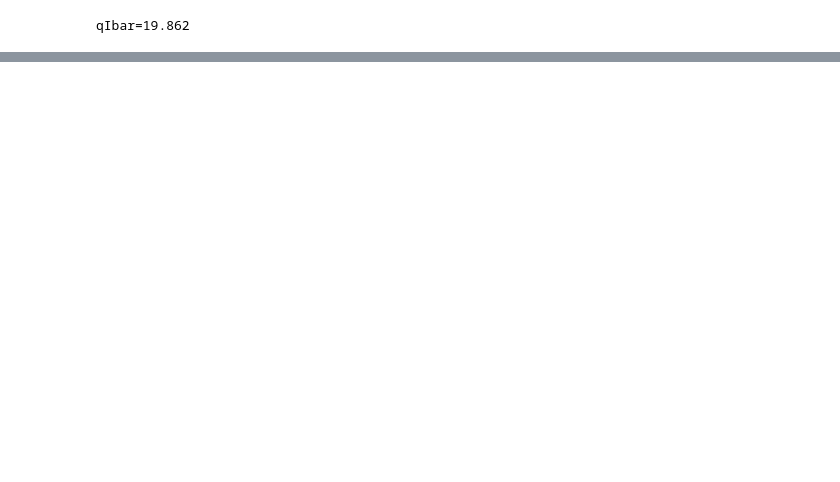
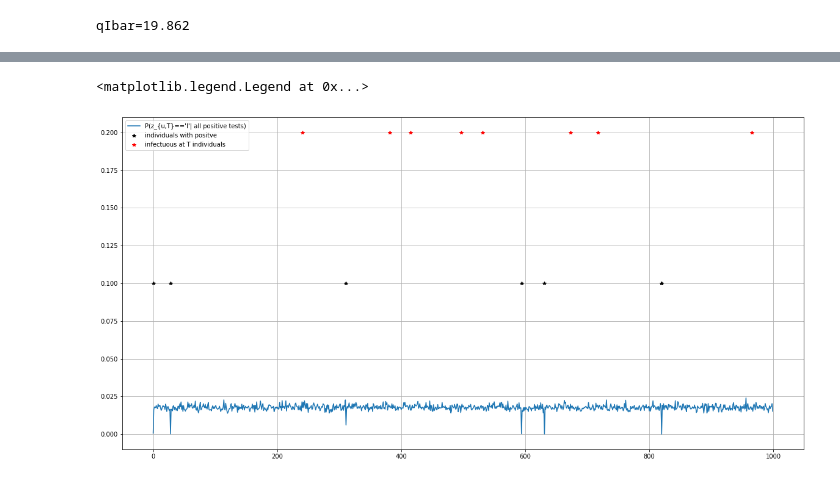
Before and after one commit to rvollgraf/CRISP, a Jupyter notebook: code/experiments/no_neg_tests/analysing test significance.ipynb, the cells around one changed output, grey strips where cells are left out. Saved outputs shown, nothing was run; the diff lists cells and outputs as text; code cells hidden in the pictures; blank space fills up the shorter version.

Commit message:
Experiment to analyze the effect of shallow (positive only) test coverage

```diff
--- a/code/experiments/no_neg_tests/analysing test significance.ipynb
+++ b/code/experiments/no_neg_tests/analysing test significance.ipynb
@@ -80,6 +102,9 @@ except:
     results = {}
 # %%
 for it in trange(N_runs):
+
+    if not update:
+        continue
 
     if it in results and results[it]['ok']:
         continue
@@ -120,7 +145,7 @@ for it in trange(N_runs):
 
     # filter
     # only the tests with positive outcome
-    tests_pos = [t for t in tests_all if t[2]==1]
+    tests_pos = np.array([t for t in tests_all if t[2]==1])
 
     # the number of positive test outcomes
     n_pt = len(tests_pos)
@@ -130,7 +155,7 @@ for it in trange(N_runs):
     r_pt = len(tests_pos) / len(tests_all)
     results[it]['r_pos_tests'] = r_pt
 
-    print(f'{it}: n_pt={n_pt}({100*r_pt:.3f}%) ', end='')
+    print(f'{it}: n_pt={n_pt}({100*r_pt:.3f}%) ')
 
     # do inference over all test outcomes, positive test outcomes, and no tests
     for tests, descr in [(tests_all,'all'),
@@ -139,23 +164,30 @@ for it in trange(N_runs):
 
         # build a CRISP model with the true contacts, the tests, and patirnt_zero=False (becaus we don't know of her)
         pis_inference = LBPPIS(S, T, contacts, tests, qE, qI, alpha, beta, p0, p1, False)
+        # pis_inference = GibbsPIS(S, T, contacts, tests, qE, qI, alpha, beta, p0, p1, False)
 
         # five sweeps of LBP, back and forth
-        pis_inference.propagate(5,'full')
+        pis_inference.propagate(10,'baum_welch')
 
         # compute the estimated marginal distribution, shape==(S,T,4)
-        p = pis_inference.get_marginals()
+        p = pis_inference.get_marginals(10)[:,-1]
         # ... and a slice for the I state at the last day
-        p_infectious = p[:,-1,2]
+        p_infectious = p[:,2]
 
-        # that's the likelihood of ground truth infection state Z
+        # that's the 2 state (I or !I) likelihood of ground truth infection state Z
         l = np.log(p_infectious*(Z[:,-1]==2)+(1-p_infectious)*(Z[:,-1]!=2))
 
+        l_split = np.array([np.log(p_infectious[Z[:,-1]==2]).sum(), np.log(1-p_infectious[Z[:,-1]!=2]).sum()])
+
         # save everything
+        results[it]['tests_'+descr] = tests
         results[it]['p_'+descr] = p
         results[it]['l_'+descr] = l
+        results[it]['l_split_'+descr] = l_split
 
-        print(f'l_{descr}={l.mean():.3f} ',end='')
+        n_I = sum(Z[:,-1]==2)
+        n_nI = sum(Z[:,-1]!=2)
+        print(f'l_{descr:8s}={l.mean():.3f} ({l_split[0]/S:.3f},{l_split[1]/S:.3f}) ({l_split[0]/n_I:.3f},{l_split[1]/n_nI:.3f}) ')
     print()
 
     # close the record ...
@@ -170 +218,16 @@ for it in trange(N_runs):
 KeyboardInterrupt:
+# %%
+it = 170
+figure(figsize=(20,10))
+plot(results[it]['p_pos'][:,2])
+plot(np.array(results[it]['tests_pos'])[:,0],0.1*np.ones_like(np.array(results[it]['tests_pos'])[:,0]),'k*')
+plot(np.where(results[it]['Z'][:,-1]==2)[0], 0.2*np.ones_like(np.where(results[it]['Z'][:,-1]==2)[0]), 'r*')
+
+grid(True)
+legend(["P(z_{u,T}=='I'| all positive tests)",
+       "individuals with positve",
+        "infectuous at T individuals"
+       ])
+# %% [output]
+<matplotlib.legend.Legend at 0x...>
+[figure, added]
```
Also changed, not shown: parts of 5 cells of this notebook.
